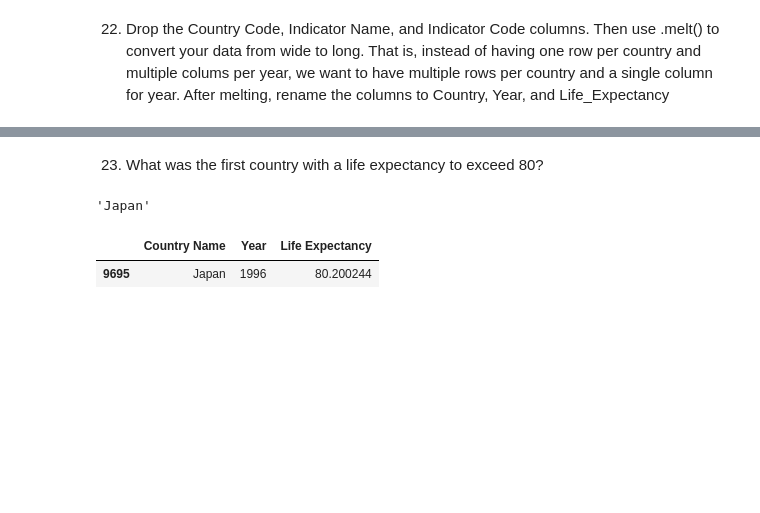
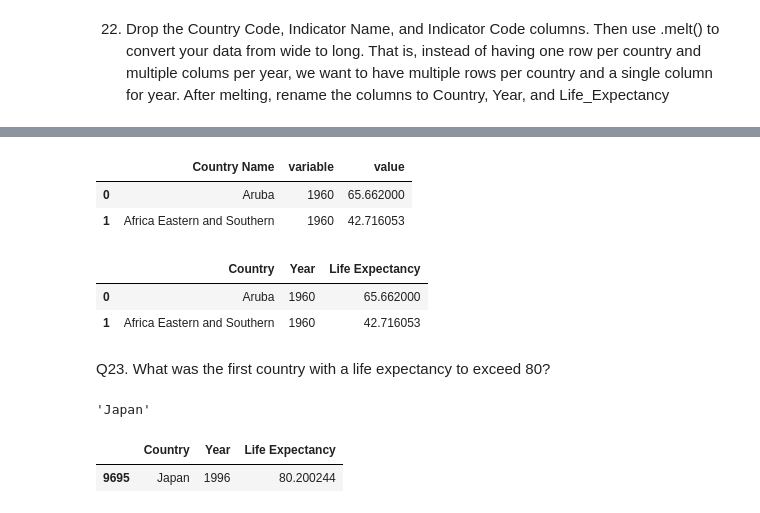
Before and after one commit to nss-data-science-cohort-6/un_data_question-essetetsahai, a Jupyter notebook: notebooks/UN_Data_Exploration.ipynb, the cells around one changed output, grey strips where cells are left out. Drawn from its saved outputs; the diff is of its cells as text; code cells hidden in the pictures; blank space fills up the shorter version.

```diff
--- a/notebooks/UN_Data_Exploration.ipynb
+++ b/notebooks/UN_Data_Exploration.ipynb
@@ -451,4 +420,21 @@ lf_exp_melted.head(2)
+# %%
+#Convert to long format
+life_expectancy = pd.melt(life_expectancy, id_vars = ['Country Name'])
+# %%
+life_expectancy.head(2)
+# %% [output]
+|  | Country Name | variable | value |
+| 0 | Aruba | 1960 | 65.662000 |
+| 1 | Africa Eastern and Southern | 1960 | 42.716053 |
+# %%
+#Rename columns
+life_expectancy = life_expectancy.rename(columns={'Country Name':'Country', 'variable':'Year', 'value':'Life Expectancy'})
+life_expectancy.head(2)
+# %% [output]
+|  | Country | Year | Life Expectancy |
+| 0 | Aruba | 1960 | 65.662000 |
+| 1 | Africa Eastern and Southern | 1960 | 42.716053 |
 # %% [markdown]
 
-23. What was the first country with a life expectancy to exceed 80?
+Q23. What was the first country with a life expectancy to exceed 80?
 # %%
@@ -457,8 +443,8 @@ lf_exp80['Country Name'][0]
 # %% [output]
 'Japan'
 # %%
-lf_exp80 = lf_exp_melted[lf_exp_melted['Life Expectancy'] > 80]
+lf_exp80 = life_expectancy[life_expectancy['Life Expectancy'] > 80]
 lf_exp80[lf_exp80.Year == lf_exp80.Year.min()]
 # %% [output]
-|  | Country Name | Year | Life Expectancy |
+|  | Country | Year | Life Expectancy |
 | 9695 | Japan | 1996 | 80.200244 |
```
Also changed, not shown: parts of 41 cells of this notebook.
